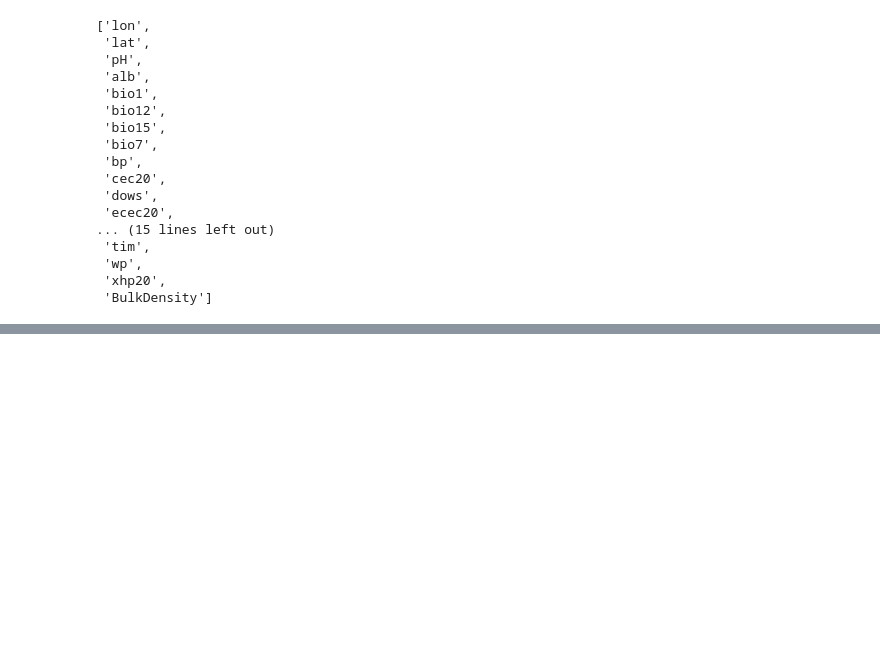
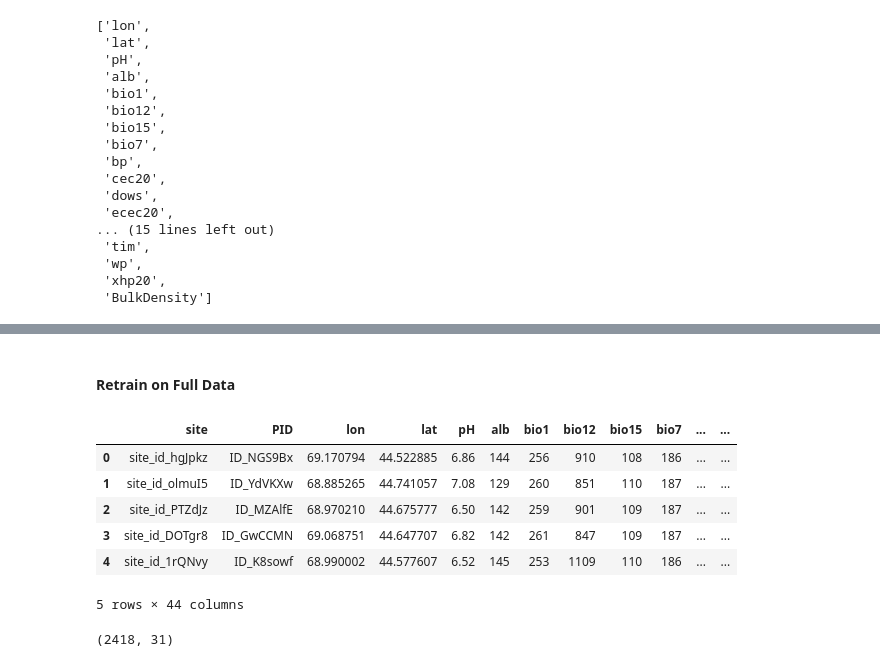
Before and after one commit to thugge254/Amini-Soil-Prediction-Challenge, a Jupyter notebook: Amini_Soil_Prediction_Challenge.ipynb, the cells around one changed output, grey strips where cells are left out. Cells and saved outputs as stored; diff of their text form; code cells hidden in the pictures; blank space fills up the shorter version.

```diff
--- a/Amini_Soil_Prediction_Challenge.ipynb
+++ b/Amini_Soil_Prediction_Challenge.ipynb
@@ -139,8 +180,8 @@ xhp20          5
 BulkDensity    4
 dtype: int64
 # %%
-for col in features_df.columns:
-    n_missing = features_df[col].isnull().sum()
+for col in new_train_data.columns:
+    n_missing = new_train_data[col].isnull().sum()
     print(f"{col}: {n_missing}")
 # %% [output]
 lon: 0
@@ -209,3 +277,25 @@ list(features_dropped_rows.columns)
  'wp',
  'xhp20',
  'BulkDensity']
+# %%
+gap_cols = [col for col in merged_train_df.columns if col.startswith("Gap_")]
+nutrient_cols = ["N", "P", "K", "Ca", "Mg", "S", "Fe", "Mn", "Zn", "Cu", "B"]
+drop_for_X = ["site", "PID"] + gap_cols + nutrient_cols
+
+y = merged_train_df[[
+  'Gap_B',
+ 'Gap_Ca',
+ 'Gap_Cu',
+ 'Gap_Fe',
+ 'Gap_K',
+ 'Gap_Mg',
+ 'Gap_Mn',
+ 'Gap_N',
+ 'Gap_P',
+ 'Gap_S',
+ 'Gap_Zn'
+ ]]
+X = merged_train_df.drop(columns=drop_for_X)
+# %%
+for col in merged_train_df.columns:
+  print(col)
@@ -211,0 +330,3 @@ list(features_dropped_rows.columns)
+# %%
+for col in X.columns:
+  print(col)
@@ -211,0 +425,25 @@ list(features_dropped_rows.columns)
+# %% [markdown]
+#### Retrain on Full Data
+# %%
+# Pivot train_gap_df so each PID has one row and each nutrient has its own column
+gap_wide_test = test_gap_df.pivot(index="PID", columns="Nutrient", values="Required")
+
+# Rename columns to make them clear as gap targets
+gap_wide_test.columns = [f"Req_{col}" for col in gap_wide_test.columns]
+
+# Reset index so PID is a column again (not the index)
+gap_wide_test = gap_wide_test.reset_index()
+
+# Merge gap values into train_df using PID
+merged_test_df = test_df.merge(gap_wide_test, on="PID", how="left")
+
+# Preview the result
+merged_test_df.head()
+# %% [output]
+|  | site | PID | lon | lat | pH | alb | bio1 | bio12 | bio15 | bio7 | ... | ... |
+| 0 | site_id_hgJpkz | ID_NGS9Bx | 69.170794 | 44.522885 | 6.86 | 144 | 256 | 910 | 108 | 186 | ... | ... |
+| 1 | site_id_olmuI5 | ID_YdVKXw | 68.885265 | 44.741057 | 7.08 | 129 | 260 | 851 | 110 | 187 | ... | ... |
+| 2 | site_id_PTZdJz | ID_MZAlfE | 68.970210 | 44.675777 | 6.50 | 142 | 259 | 901 | 109 | 187 | ... | ... |
+| 3 | site_id_DOTgr8 | ID_GwCCMN | 69.068751 | 44.647707 | 6.82 | 142 | 261 | 847 | 109 | 187 | ... | ... |
+| 4 | site_id_1rQNvy | ID_K8sowf | 68.990002 | 44.577607 | 6.52 | 145 | 253 | 1109 | 110 | 186 | ... | ... |
+5 rows × 44 columns
@@ -211,0 +468,4 @@ list(features_dropped_rows.columns)
+# %%
+new_test_data.shape
+# %% [output]
+(2418, 31)
```
Also changed, not shown: parts of 34 cells of this notebook.
